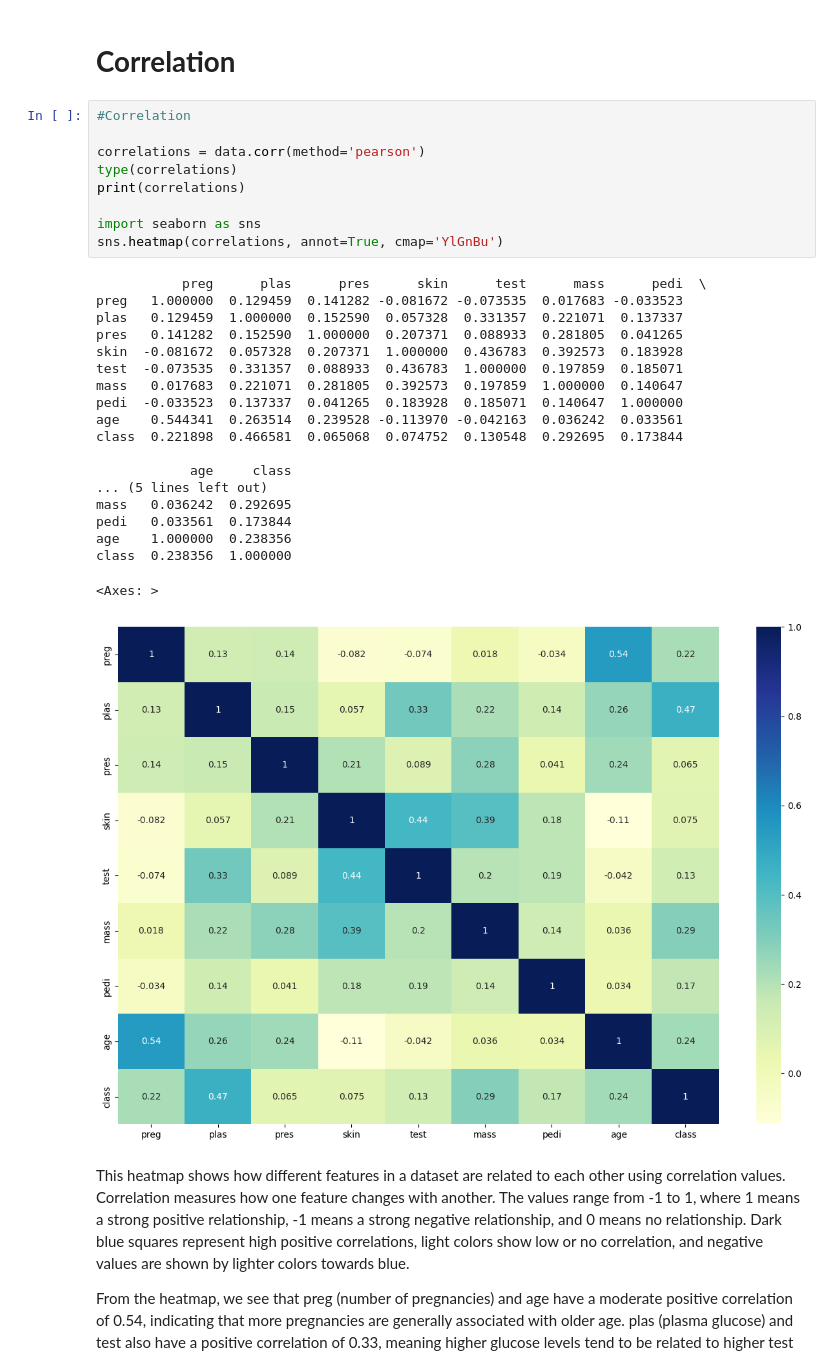
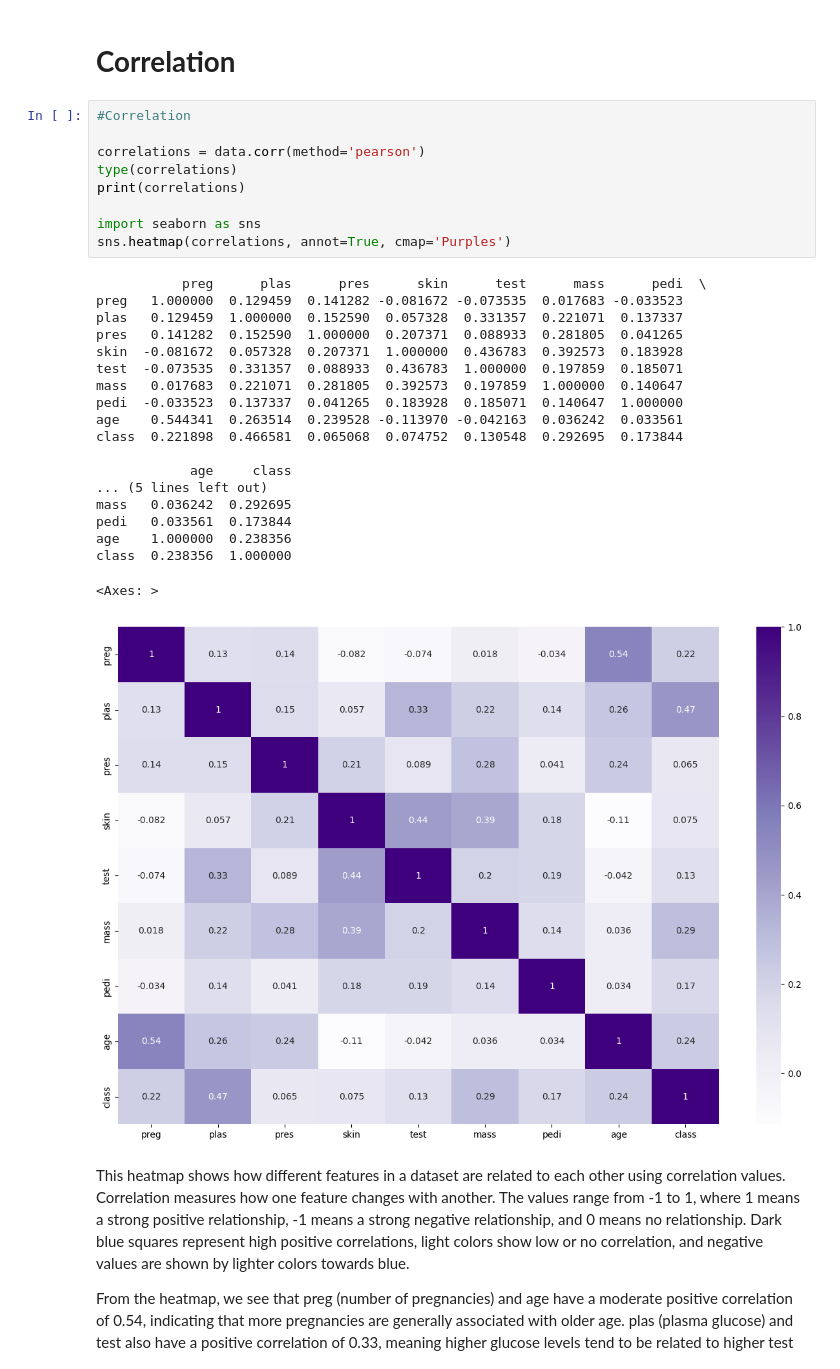
Before and after one commit to marivic9/EDA---CS-103, a Jupyter notebook: assignment-1.ipynb, the cells around one changed output. Drawn from its saved outputs; the diff is of its cells as text.

```diff
--- a/assignment-1.ipynb
+++ b/assignment-1.ipynb
@@ -106,32 +106,32 @@ pyplot.show()
 # %%
 #Correlation
 
 correlations = data.corr(method='pearson')
 type(correlations)
 print(correlations)
 
 import seaborn as sns
-sns.heatmap(correlations, annot=True, cmap='YlGnBu')
+sns.heatmap(correlations, annot=True, cmap='Purples')
 # %% [output]
            preg      plas      pres      skin      test      mass      pedi  \
 preg   1.000000  0.129459  0.141282 -0.081672 -0.073535  0.017683 -0.033523
 plas   0.129459  1.000000  0.152590  0.057328  0.331357  0.221071  0.137337
 pres   0.141282  0.152590  1.000000  0.207371  0.088933  0.281805  0.041265
 skin  -0.081672  0.057328  0.207371  1.000000  0.436783  0.392573  0.183928
 test  -0.073535  0.331357  0.088933  0.436783  1.000000  0.197859  0.185071
 mass   0.017683  0.221071  0.281805  0.392573  0.197859  1.000000  0.140647
 pedi  -0.033523  0.137337  0.041265  0.183928  0.185071  0.140647  1.000000
 age    0.544341  0.263514  0.239528 -0.113970 -0.042163  0.036242  0.033561
 class  0.221898  0.466581  0.065068  0.074752  0.130548  0.292695  0.173844
 
             age     class
 ... (5 lines left out)
 mass   0.036242  0.292695
 pedi   0.033561  0.173844
 age    1.000000  0.238356
 class  0.238356  1.000000
 <Axes: >
-[figure, old version]
+[figure, new version]
 # %% [markdown]
 This heatmap shows how different features in a dataset are related to each other using correlation values. Correlation measures how one feature changes with another. The values range from -1 to 1, where 1 means a strong positive relationship, -1 means a strong negative relationship, and 0 means no relationship. Dark blue squares represent high positive correlations, light colors show low or no correlation, and negative values are shown by lighter colors towards blue.
 
```
Also changed, not shown: parts of 2 cells of this notebook.
